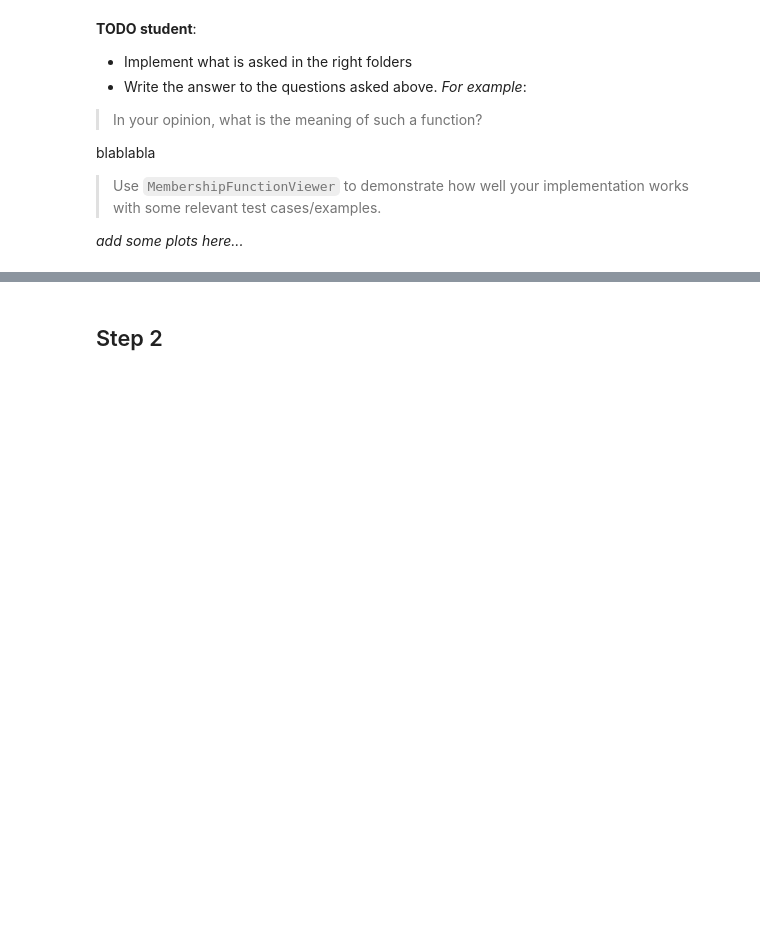
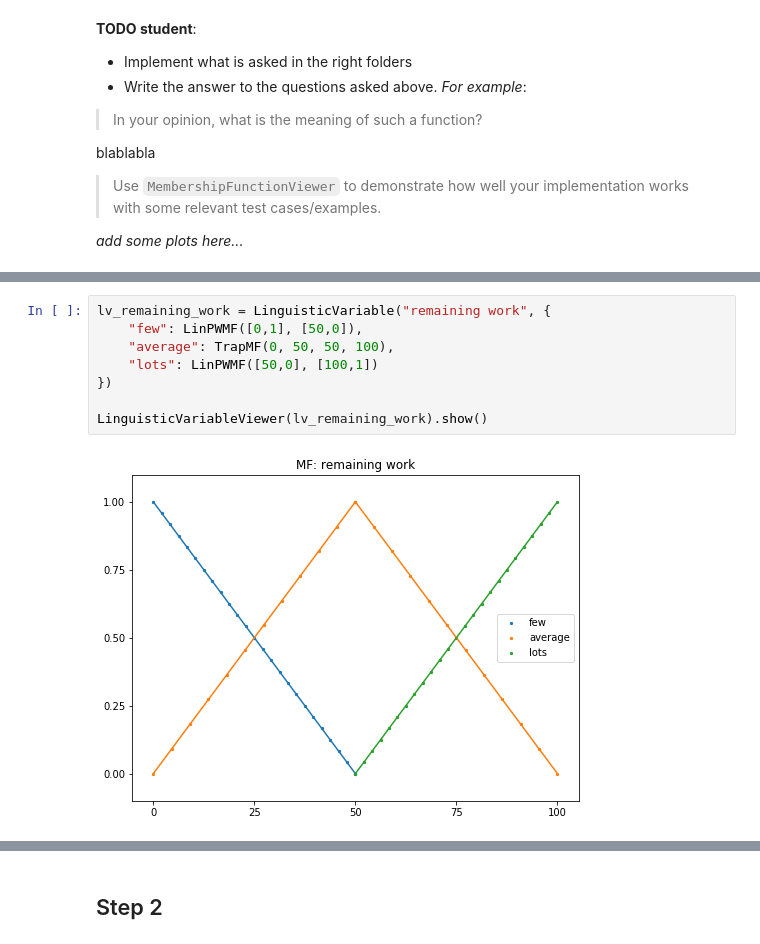
Before and after one commit to Nortalle/LFA_labo_021, a Jupyter notebook: LFA labo 040/000_exam_problem.ipynb, the cells around one changed output, grey strips where cells are left out. Cells and saved outputs as stored; diff of their text form; blank space fills up the shorter version.

```diff
--- a/LFA labo 040/000_exam_problem.ipynb
+++ b/LFA labo 040/000_exam_problem.ipynb
@@ -238,0 +163,10 @@ predicted_value {'priority': 0.3966143213820694}
+# %%
+lv_remaining_work = LinguisticVariable("remaining work", {
+    "few": LinPWMF([0,1], [50,0]),
+    "average": TrapMF(0, 50, 50, 100),
+    "lots": LinPWMF([50,0], [100,1])
+})
+
+LinguisticVariableViewer(lv_remaining_work).show()
+# %% [output]
+[figure, added]
```
Also changed, not shown: parts of 15 cells of this notebook.
